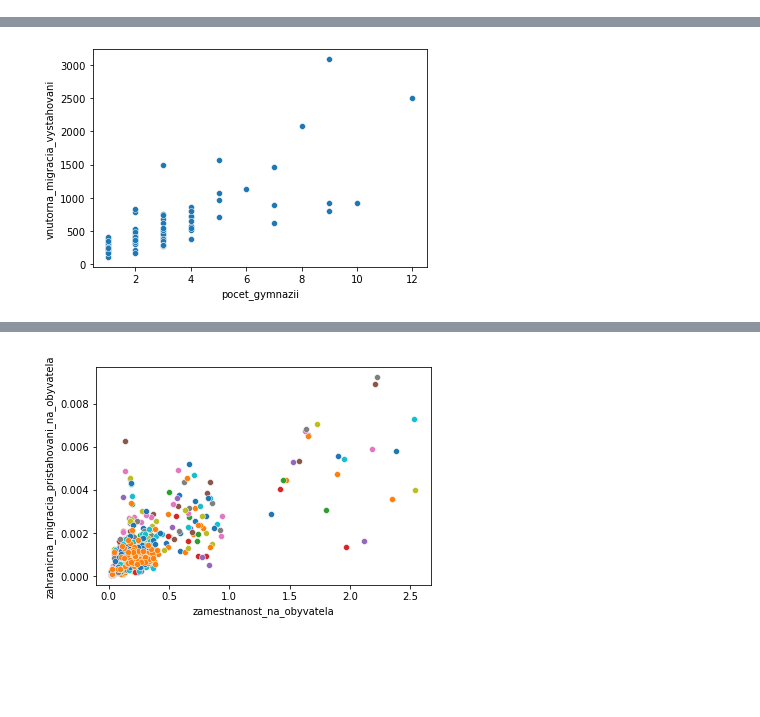
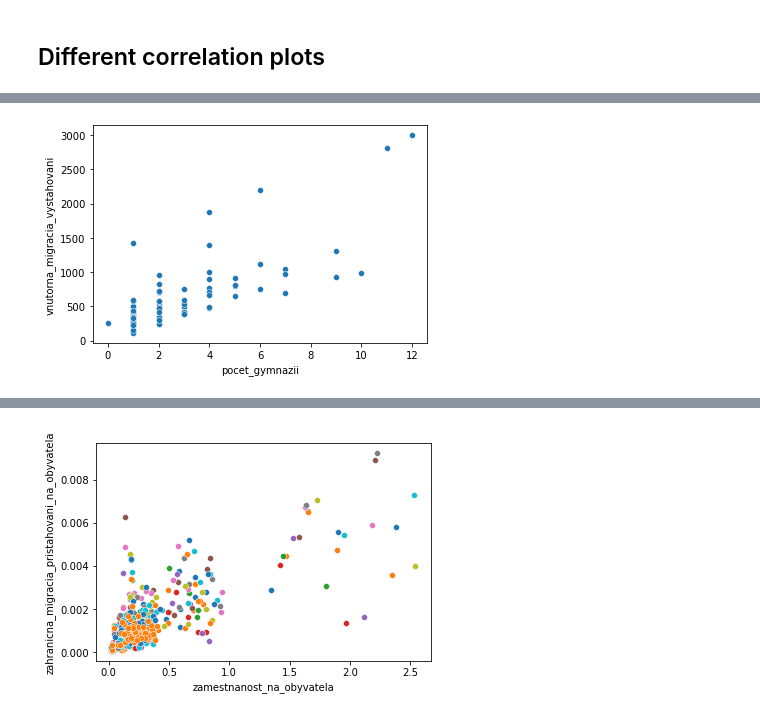
Before and after one commit to samuel-soltys/slovak-analysis, a Jupyter notebook: workbook.ipynb, the cells around one changed output, grey strips where cells are left out. Cells and saved outputs as stored; diff of their text form; code cells hidden in the pictures; blank space fills up the shorter version.

```diff
--- a/workbook.ipynb
+++ b/workbook.ipynb
@@ -66,6 +74,7 @@ plt.show()
+# %% [markdown]
+## Different correlation plots
 # %%
-
 # do sb.scatterplot from seaborn library including x and y axis where x is "pocet_gymnazii" and y is "vnutorna_migracia_vystahovani"
-sb.scatterplot(data=data, x="pocet_gymnazii", y="vnutorna_migracia_vystahovani")
+sb.scatterplot(data=correlation_matrix_data, x="pocet_gymnazii", y="vnutorna_migracia_vystahovani")
 np.corrcoef(years[2010]["pocet_gymnazii"], years[2010]["vnutorna_migracia_vystahovani"])[0, 1]
 # %% [output]
@@ -73,3 +82,3 @@ np.corrcoef(years[2010]["pocet_gymnazii"], years[2010]["vnutorna_migracia_vystah
-[figure, old version]
+[figure, new version]
 # %%
 # sb.scatterplot(x="pocet_strednych_odbornych_skol", y="priemerna_mzda", data=data)
```
Also changed, not shown: parts of 11 cells of this notebook.
